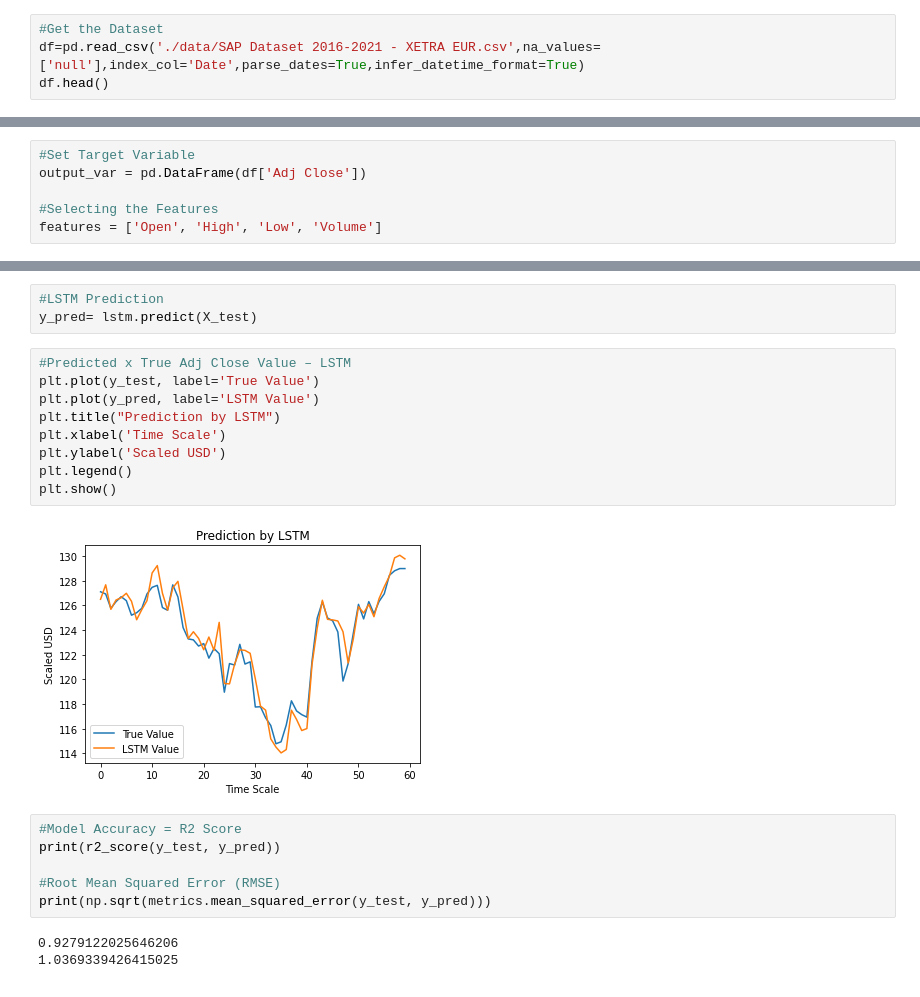
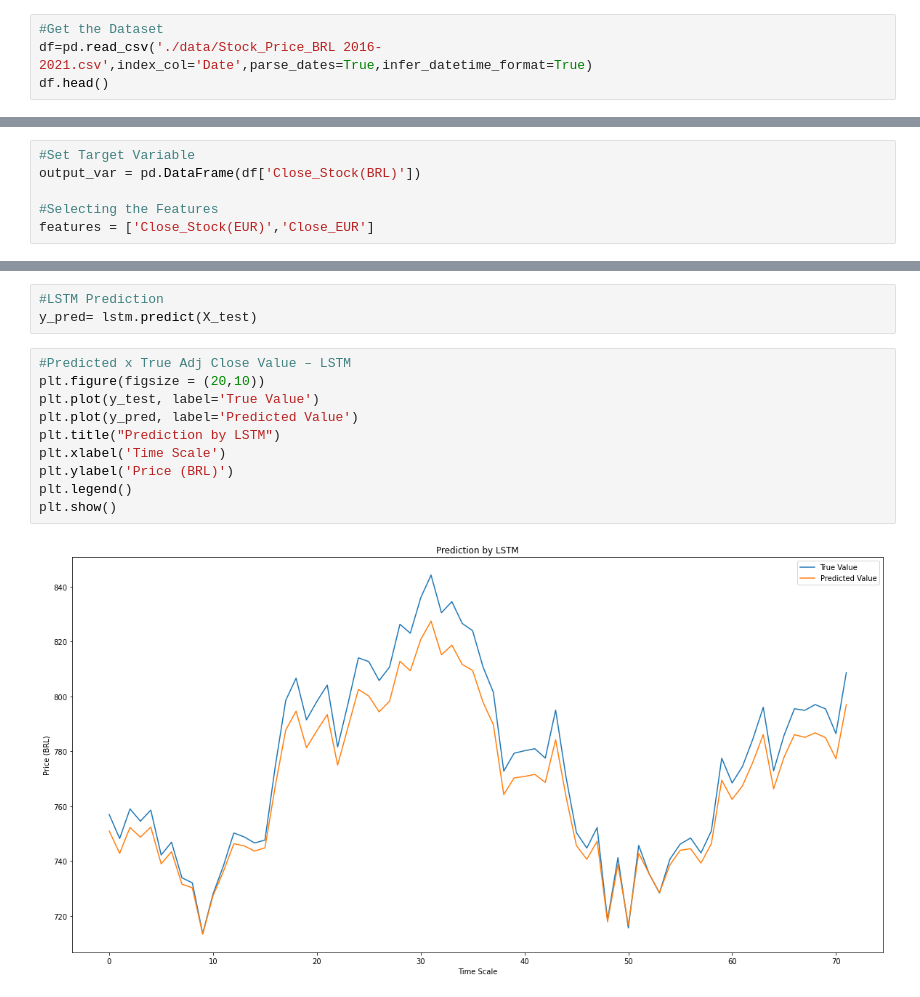
Before and after one commit to Felipe-Renck/stock-price-forecast, a Jupyter notebook: SAP_Stock_Price_LSTM.ipynb, the cells around one changed output, grey strips where cells are left out. Cells and saved outputs as stored; diff of their text form.

Commit message:
Update models

```diff
--- a/SAP_Stock_Price_LSTM.ipynb
+++ b/SAP_Stock_Price_LSTM.ipynb
@@ -25,6 +26,6 @@ from sklearn import metrics
 from sklearn.model_selection import cross_val_score
 # %%
 #Get the Dataset
-df=pd.read_csv('./data/SAP Dataset 2016-2021 - XETRA EUR.csv',na_values=['null'],index_col='Date',parse_dates=True,infer_datetime_format=True)
+df=pd.read_csv('./data/Stock_Price_BRL 2016-2021.csv',index_col='Date',parse_dates=True,infer_datetime_format=True)
 df.head()
 # %% [output]
@@ -49,9 +50,9 @@ df['Adj Close'].plot()
 # %%
 #Set Target Variable
-output_var = pd.DataFrame(df['Adj Close'])
+output_var = pd.DataFrame(df['Close_Stock(BRL)'])
 
 #Selecting the Features
-features = ['Open', 'High', 'Low', 'Volume']
+features = ['Close_Stock(EUR)','Close_EUR']
 # %%
 #Scaling
 scaler = MinMaxScaler()
@@ -113,21 +114,13 @@ Epoch 200/200
 y_pred= lstm.predict(X_test)
 # %%
 #Predicted x True Adj Close Value – LSTM
+plt.figure(figsize = (20,10))
 plt.plot(y_test, label='True Value')
-plt.plot(y_pred, label='LSTM Value')
+plt.plot(y_pred, label='Predicted Value')
 plt.title("Prediction by LSTM")
 plt.xlabel('Time Scale')
-plt.ylabel('Scaled USD')
+plt.ylabel('Price (BRL)')
 plt.legend()
 plt.show()
 # %% [output]
-[figure, old version]
+[figure, new version]
-# %%
-#Model Accuracy = R2 Score
-print(r2_score(y_test, y_pred))
-
-#Root Mean Squared Error (RMSE)
-print(np.sqrt(metrics.mean_squared_error(y_test, y_pred)))
-# %% [output]
-0.9279122025646206
-1.0369339426415025
```
Also changed, not shown: parts of 8 cells of this notebook, 2 other files.
